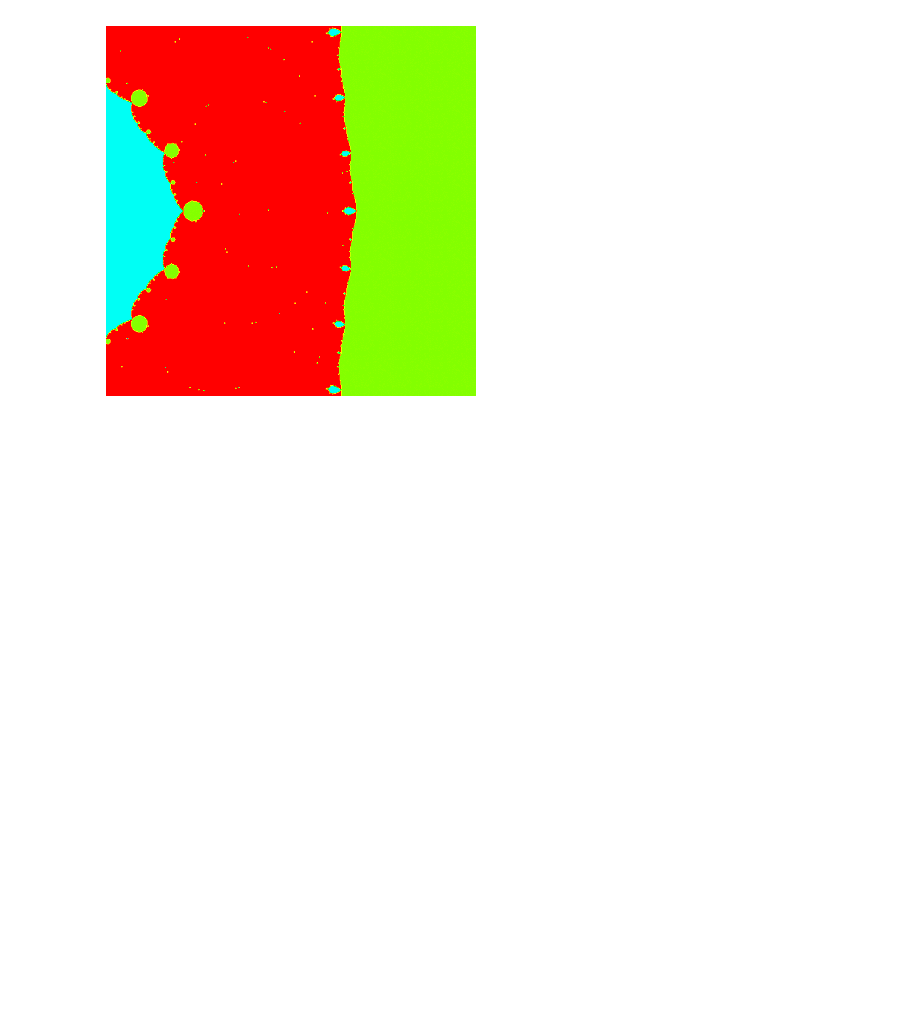
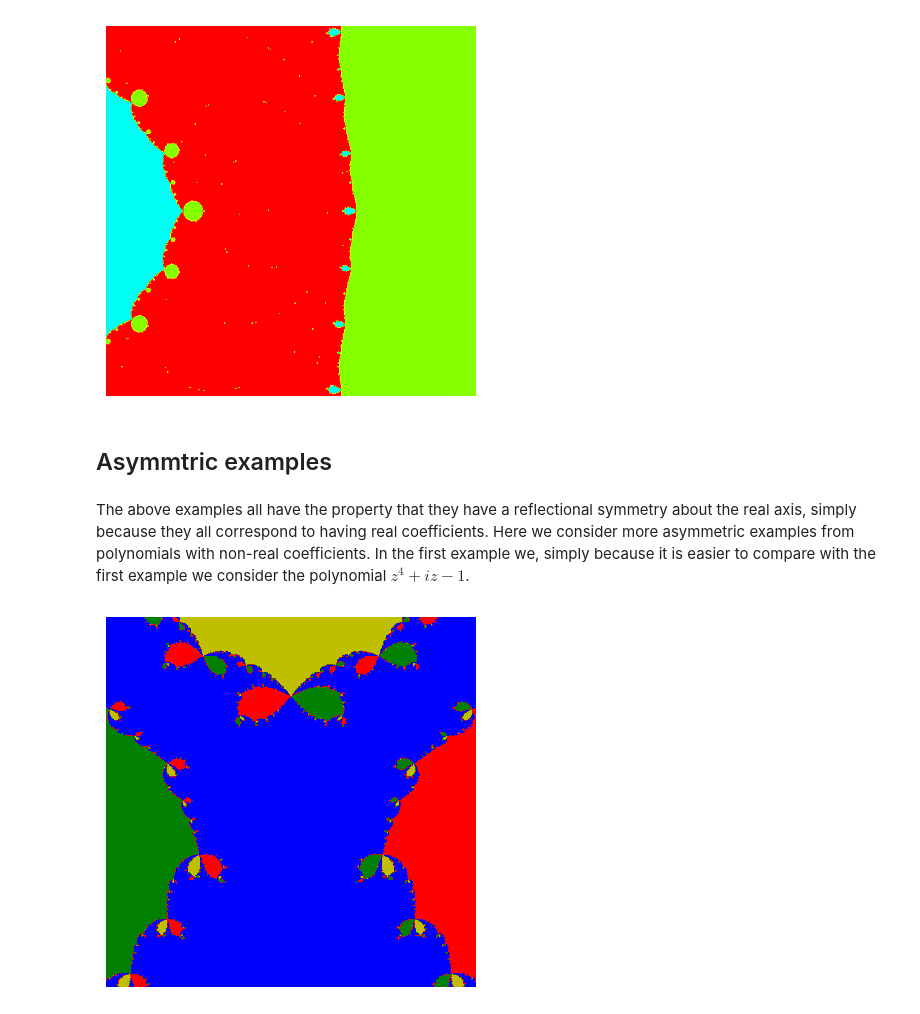
Before and after one commit to MathmoBen/Fractals, a Jupyter notebook: Newton Fractal.ipynb, the cells around one changed output. Drawn from its saved outputs; the diff is of its cells as text; code cells hidden in the pictures; blank space fills up the shorter version.

Commit message:
Added some more asymmetric examples

```diff
--- a/Newton Fractal.ipynb
+++ b/Newton Fractal.ipynb
@@ -474,3 +474,48 @@ fprime = lambda z: 4*z**3 - 3*z**2 - 2*z + 1
 plot_newton_fractal(f, fprime, n=500)
 # %% [output]
 [figure]
+# %% [markdown]
+## Asymmtric examples
+# %% [markdown]
+The above examples all have the property that they have a reflectional symmetry about the real axis, simply because they all correspond to having real coefficients. Here we consider more asymmetric examples from polynomials with non-real coefficients. In the first example we, simply because it is easier to compare with the first example we consider the polynomial $z^4+iz-1$.
+# %%
+#The below does something similar with the function f(z) = z^4 + iz - 1
+
+def plot_newton_fractal(f, fprime, n=200, domain=(-1.1, 1.1, -1.1, 1.1)):
+
+    roots = []
+    m = np.zeros((n, n))
+
+    def get_root_index(roots, r):
+
+        try:
+            return np.where(np.isclose(roots, r, atol=TOL))[0][0]
+        except IndexError:
+            roots.append(r)
+            return len(roots) - 1
+
+    xmin, xmax, ymin, ymax = domain
+    for ix, x in enumerate(np.linspace(xmin, xmax, n)):
+        for iy, y in enumerate(np.linspace(ymin, ymax, n)):
+            z0 = x + y*1j
+            r = newton(z0, f, fprime)
+            if r is not False:
+                ir = get_root_index(roots, r)
+                m[iy, ix] = ir
+    nroots = len(roots)
+    if nroots > len(colors):
+        # Use a "continuous" colormap if there are too many roots.
+        cmap = 'hsv'
+    else:
+        # Use a list of colors for the colormap: one for each root.
+        cmap = ListedColormap(colors[:nroots])
+    plt.imshow(m, cmap=cmap, origin='lower')
+    plt.axis('off')
+    plt.show()
+
+f = lambda z: z**4 + 1j*z -1
+fprime = lambda z: 4*z**3 +1j
+
+plot_newton_fractal(f, fprime, n=500)
+# %% [output]
+[figure, added]
```
Also changed, not shown: parts of 15 cells of this notebook.
